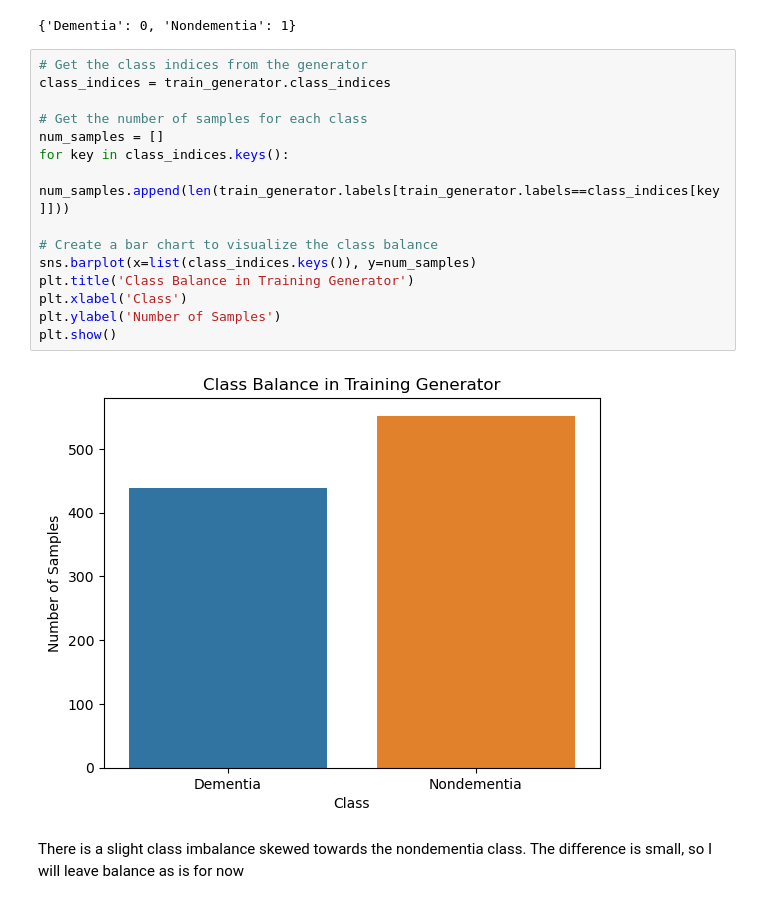
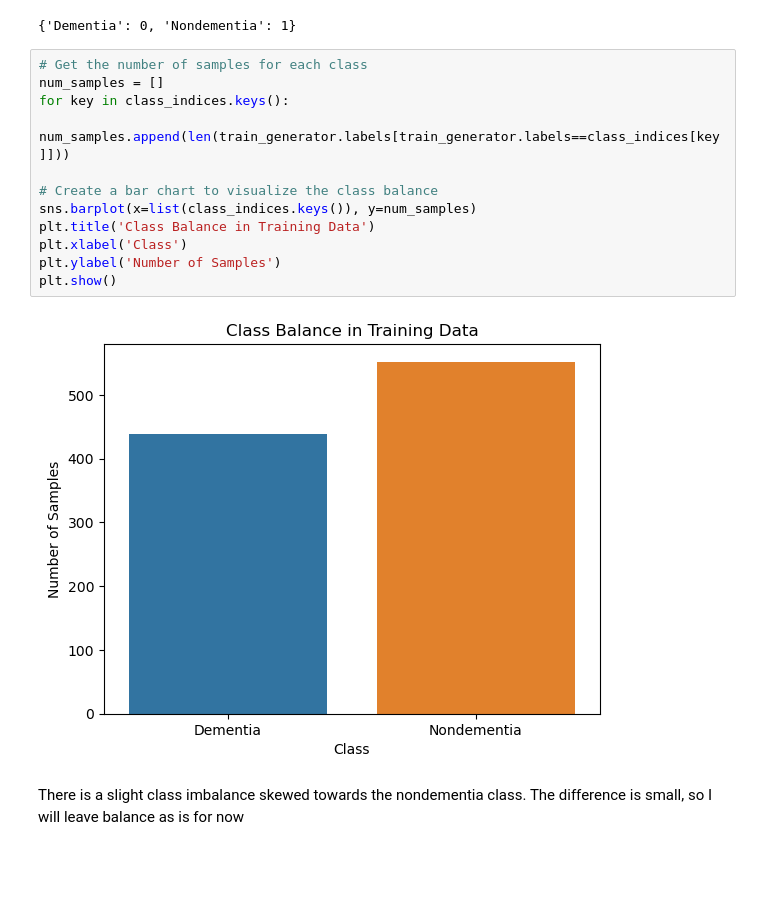
Before and after one commit to michael-pozo/Identifying_Dementia_in_MRIs, a Jupyter notebook: Identifying Dementia in MRIs.ipynb, the cells around one changed output. Saved outputs shown, nothing was run; the diff lists cells and outputs as text; blank space fills up the shorter version.

```diff
--- a/Identifying Dementia in MRIs.ipynb
+++ b/Identifying Dementia in MRIs.ipynb
@@ -189,22 +194,19 @@ class_indices
 # %% [output]
 {'Dementia': 0, 'Nondementia': 1}
 # %%
-# Get the class indices from the generator
-class_indices = train_generator.class_indices
-
 # Get the number of samples for each class
 num_samples = []
 for key in class_indices.keys():
     num_samples.append(len(train_generator.labels[train_generator.labels==class_indices[key]]))
 
 # Create a bar chart to visualize the class balance
 sns.barplot(x=list(class_indices.keys()), y=num_samples)
-plt.title('Class Balance in Training Generator')
+plt.title('Class Balance in Training Data')
 plt.xlabel('Class')
 plt.ylabel('Number of Samples')
 plt.show()
 # %% [output]
-[figure, old version]
+[figure, new version]
 # %% [markdown]
 There is a slight class imbalance skewed towards the nondementia class. The difference is small, so I will leave balance as is for now
 # %% [markdown]
```
Also changed, not shown: parts of 20 cells of this notebook.
